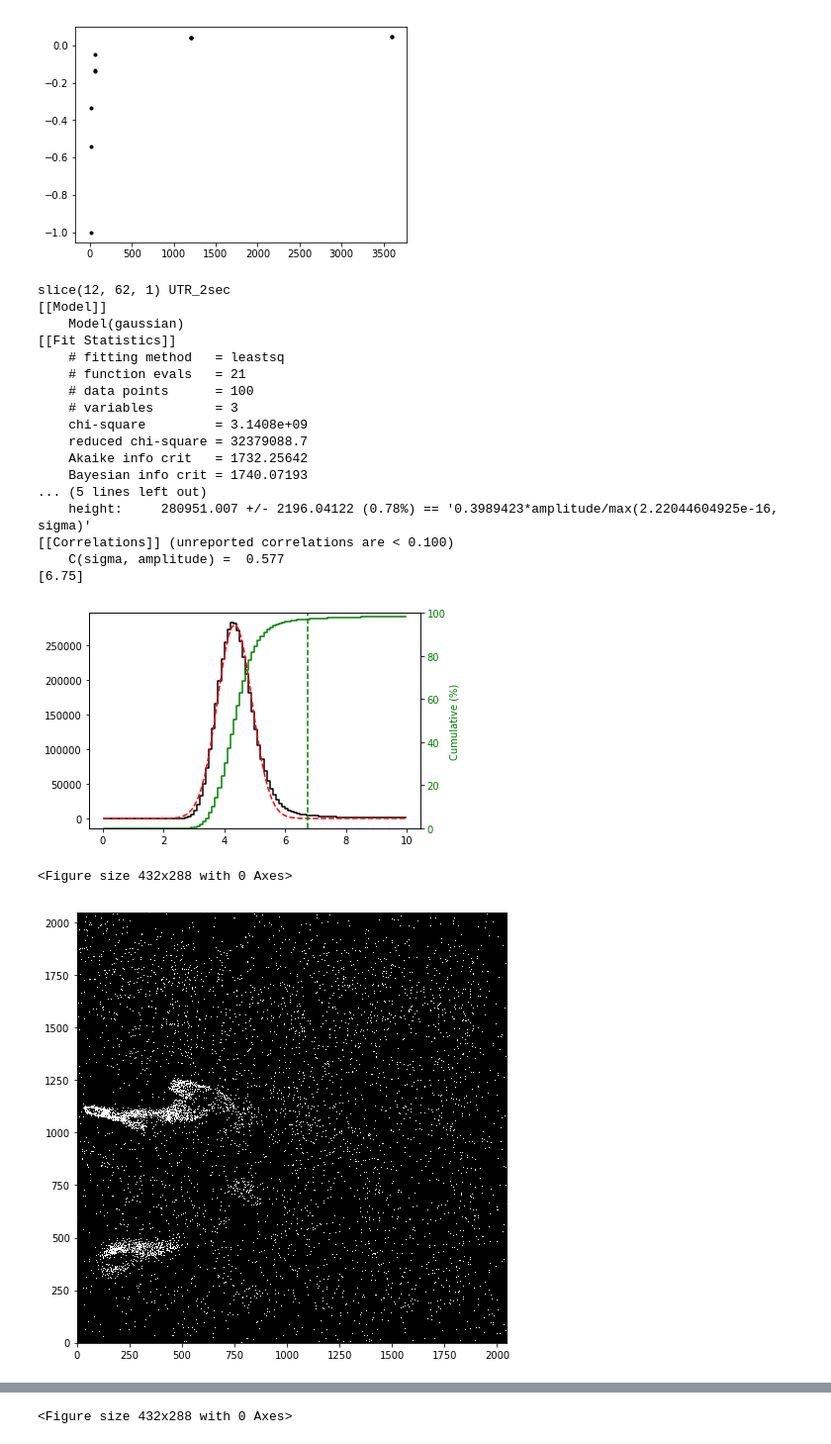
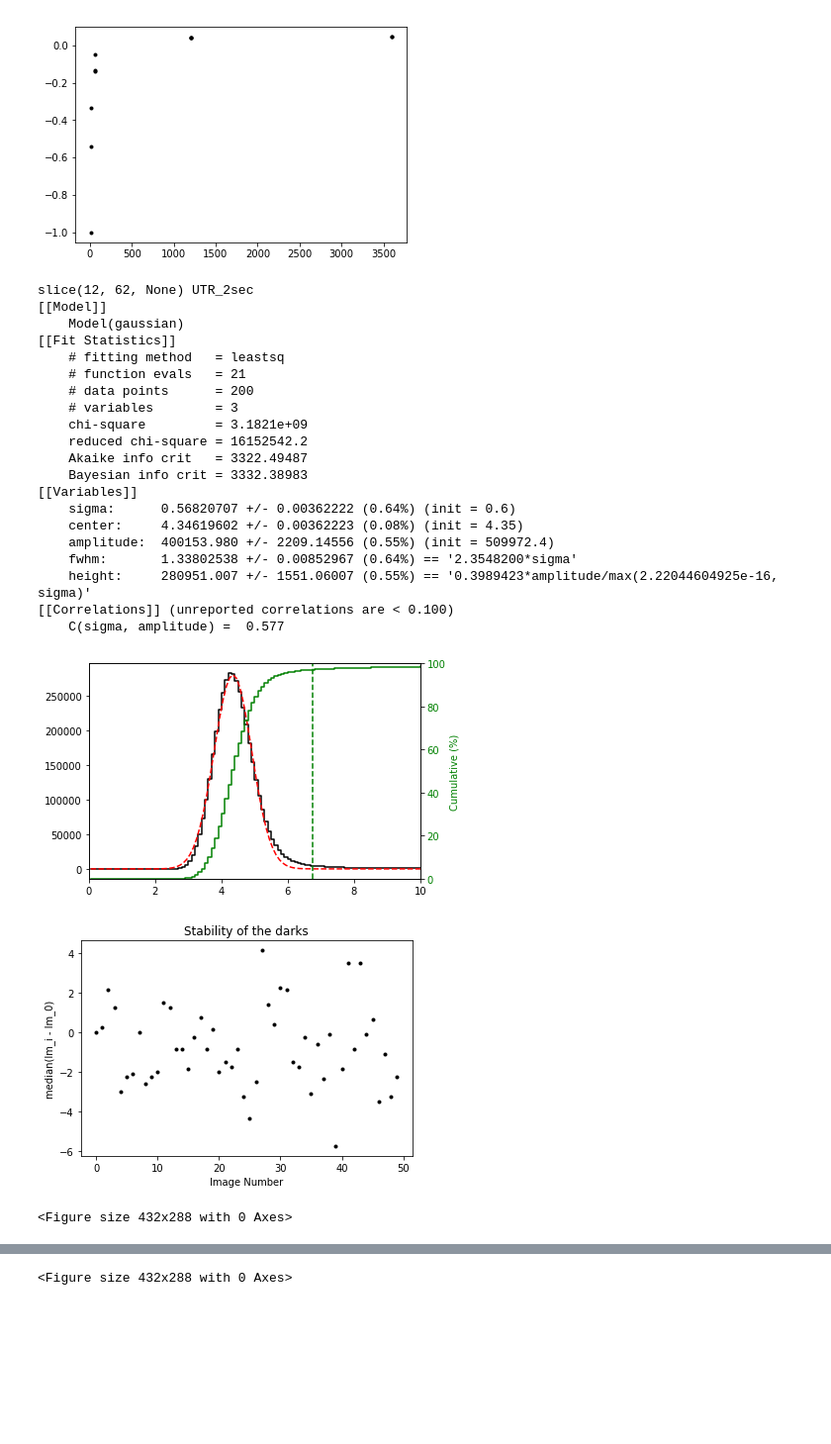
Before and after one commit to pssncp142/NIX_Testing, a Jupyter notebook: workdir/BadPixels.ipynb, the cells around one changed output, grey strips where cells are left out. Shown at 99% size. Saved outputs shown, nothing was run; the diff lists cells and outputs as text; code cells hidden in the pictures; blank space fills up the shorter version.

```diff
--- a/workdir/BadPixels.ipynb
+++ b/workdir/BadPixels.ipynb
@@ -8,3 +7,6 @@ This document investigates the darks from FUN-040-01-1. Some preliminary conclus
+# %%
+from guppy import hpy
+h = hpy()
 # %%
 from pylab import *
 FRM_TIME = 1.59
@@ -78,16 +80,18 @@ show()
 [figure]
 # %%
 RNs = []
+RN_err = []
 def doAnalysis(select, suffix):
 
     print select, suffix
     NIX_GL.filter(select)
-    res = sqrt(NIX_GL.getPixelVariance(shift=True))
+    res, diffs = NIX_GL.getPixelVariance(shift=True)
+    res = sqrt(res)
 
     res1d = ravel(res)
 
     f, ax = subplots()
-    hist, bins = histogram(res1d, 100, range=[0, 10])
+    hist, bins = histogram(res1d, 200, range=[0, 20])
     bins = (bins[1:] + bins[:-1])/2.
 
     model = GaussianModel()
@@ -95,10 +99,12 @@ def doAnalysis(select, suffix):
     out = model.fit(hist, pars, x=bins)
     print out.fit_report()
 
-    RNs.append(out.best_values['center'])
+    RNs.append(out.params['center'].value)
+    RN_err.append(out.params['center'].stderr)
 
     ax.plot(bins, hist, 'k', drawstyle='steps-mid')
     ax.plot(bins, out.best_fit, 'r--')
+    ax.set_xlim([0, 10])
 
     ax2 = ax.twinx()
 
@@ -109,9 +115,14 @@ def doAnalysis(select, suffix):
     ax2.set_ylabel('Cumulative (%)', color='g')
     ax2.set_ylim([0, 100])
 
+    limp = [97, 98, 99]
     lims = [min(bins[where(cums > 97)[0]])]
 
-    print lims
+    figure()
+    plot(diffs, 'k.')
+    title('Stability of the darks')
+    ylabel('median(Im_i - Im_0)')
+    xlabel('Image Number')
 
     figure()
     for i in range(len(lims)):
@@ -120,38 +131,44 @@ def doAnalysis(select, suffix):
         figure(figsize=(8,8))
         out = zeros([2048, 2048])
         out[where(res > lims[i])] = 1
+        title('Outliers %d%%' % limp[i])
         imshow(out, cmap=cm.gray, origin='lower')
 
     show()
     fits.PrimaryHDU(res).writeto('out/Dark_Variance_%s.fits' % suffix, overwrite=True)
+    print h.heap()
 # %%
-selects = [slice(12,62,1),slice(62,112,1),slice(112,162,1),\
-           slice(162,212,1),slice(212,262,1),slice(262,312,1),\
-           slice(312,362,1),slice(362,412,1),slice(412,462,1)]
+selects = [[12, 62], [62, 112], [112, 162],
+          [162, 212], [212, 262], [262, 312],
+          [312, 362], [362, 412], [412, 462]]
+
 suffixes = ['UTR_2sec', 'UTR_10sec', 'UTR_60sec',\
             'CDS_2sec', 'CDS_10sec', 'CDS_60sec', \
             'FWLR_2sec', 'FWLR_10sec', 'FWLR_60sec']
 # %%
 for i in range(9):
-    doAnalysis(selects[i], suffixes[i])
+    doAnalysis(slice(selects[i][0], selects[i][1]), suffixes[i])
 # %% [output]
-slice(12, 62, 1) UTR_2sec
+slice(12, 62, None) UTR_2sec
 [[Model]]
     Model(gaussian)
 [[Fit Statistics]]
     # fitting method   = leastsq
     # function evals   = 21
-    # data points      = 100
+    # data points      = 200
     # variables        = 3
-    chi-square         = 3.1408e+09
-    reduced chi-square = 32379088.7
-    Akaike info crit   = 1732.25642
-    Bayesian info crit = 1740.07193
-... (5 lines left out)
-    height:     280951.007 +/- 2196.04122 (0.78%) == '0.3989423*amplitude/max(2.22044604925e-16, sigma)'
+    chi-square         = 3.1821e+09
+    reduced chi-square = 16152542.2
+    Akaike info crit   = 3322.49487
+    Bayesian info crit = 3332.38983
+[[Variables]]
+    sigma:      0.56820707 +/- 0.00362222 (0.64%) (init = 0.6)
+    center:     4.34619602 +/- 0.00362223 (0.08%) (init = 4.35)
+    amplitude:  400153.980 +/- 2209.14556 (0.55%) (init = 509972.4)
+    fwhm:       1.33802538 +/- 0.00852967 (0.64%) == '2.3548200*sigma'
+    height:     280951.007 +/- 1551.06007 (0.55%) == '0.3989423*amplitude/max(2.22044604925e-16, sigma)'
 [[Correlations]] (unreported correlations are < 0.100)
     C(sigma, amplitude) =  0.577
-[6.75]
-[figure, old version]
+[figure, new version]
+[figure, new version]
 <Figure size 432x288 with 0 Axes>
-[figure, old version]
```
Also changed, not shown: parts of 6 cells of this notebook, 1 other file.
